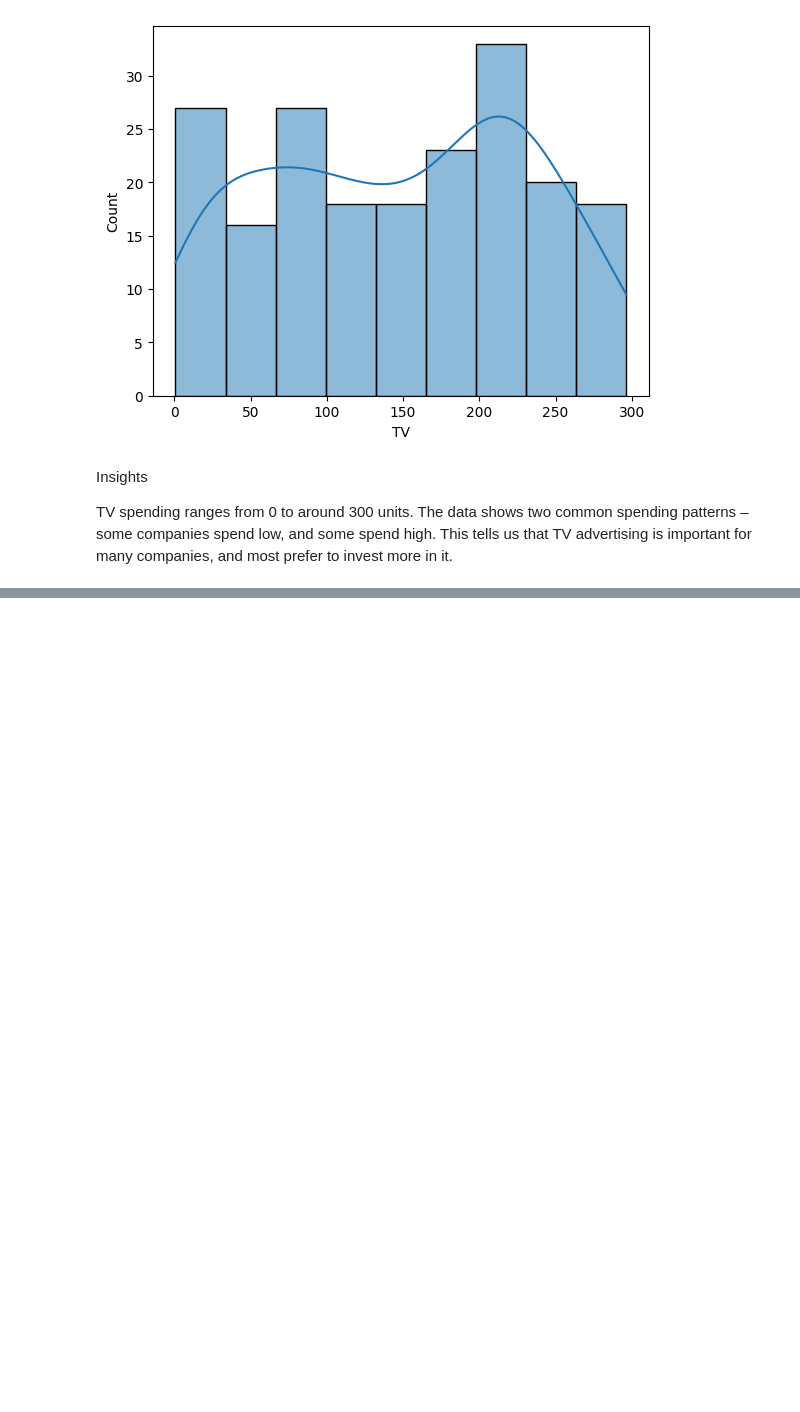
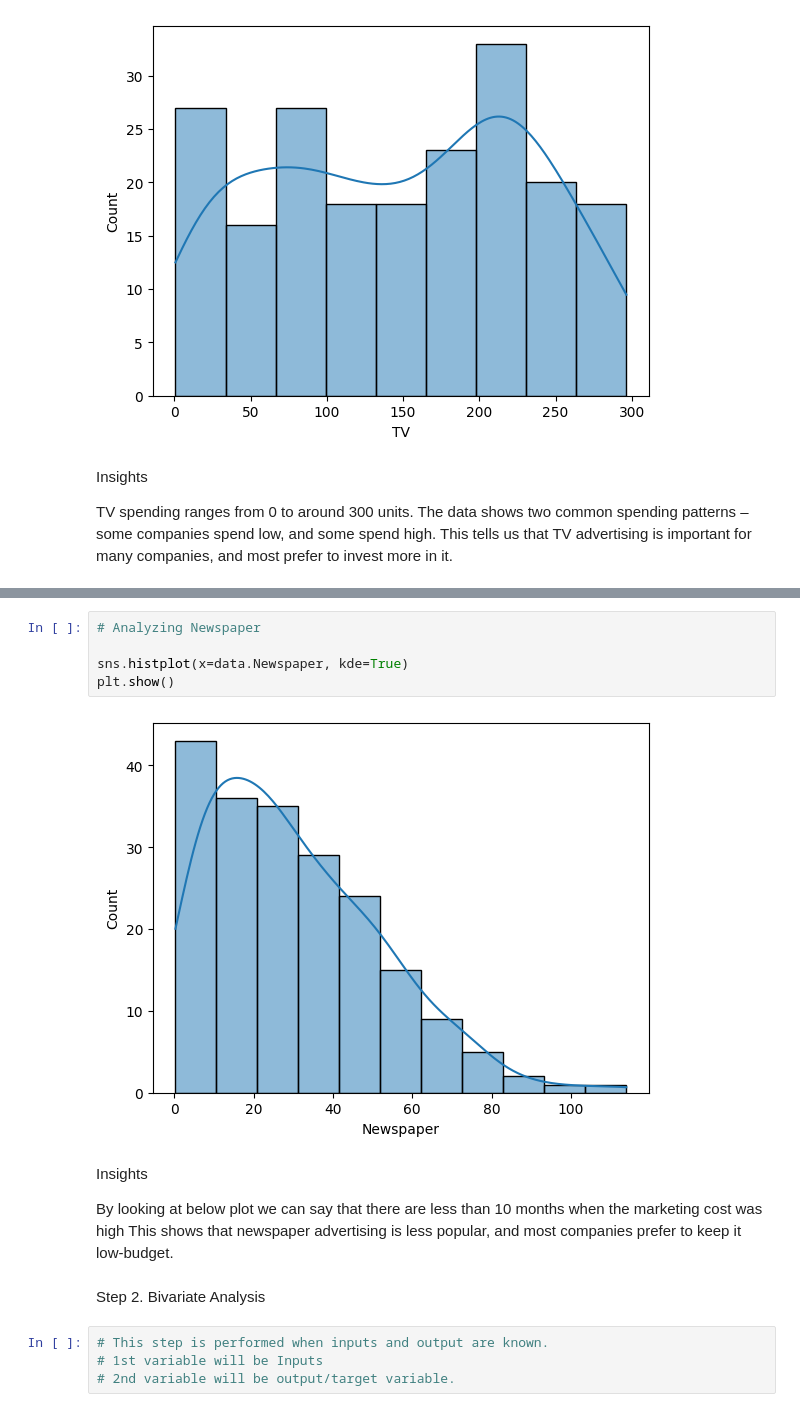
Before and after one commit to Aditya190704/Supervised_Learning_Practice, a Jupyter notebook: Ad_Spend_Sales/Ad_Spend_Sales.ipynb, the cells around one changed output, grey strips where cells are left out. Saved outputs shown, nothing was run; the diff lists cells and outputs as text; blank space fills up the shorter version.

```diff
--- a/Ad_Spend_Sales/Ad_Spend_Sales.ipynb
+++ b/Ad_Spend_Sales/Ad_Spend_Sales.ipynb
@@ -113,0 +120,18 @@ This tells us that TV advertising is important for many companies, and most pref
+# %%
+# Analyzing Newspaper
+
+sns.histplot(x=data.Newspaper, kde=True)
+plt.show()
+# %% [output]
+[figure, added]
+# %% [markdown]
+Insights
+
+By looking at below plot we can say that there are less than 10 months when the marketing cost was high
+This shows that newspaper advertising is less popular, and most companies prefer to keep it low-budget.
+# %% [markdown]
+Step 2. Bivariate Analysis
+# %%
+# This step is performed when inputs and output are known.
+# 1st variable will be Inputs
+# 2nd variable will be output/target variable.
```
Also changed, not shown: parts of 12 cells of this notebook.
